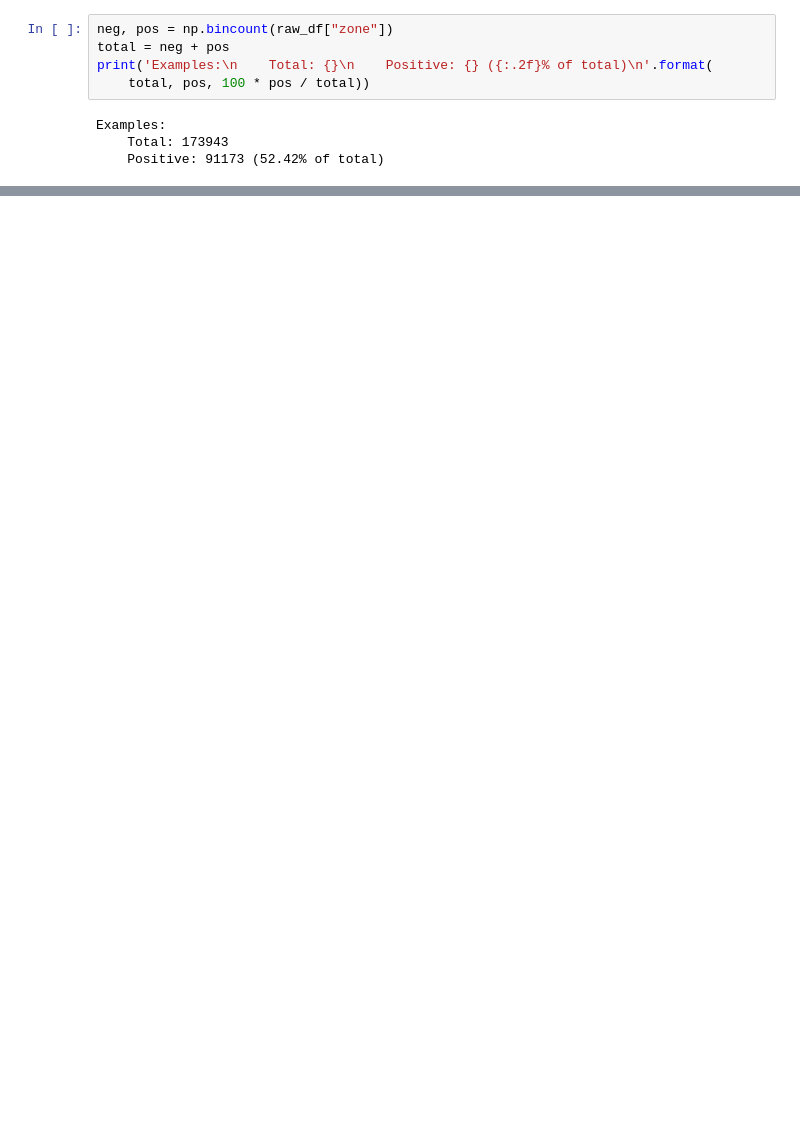
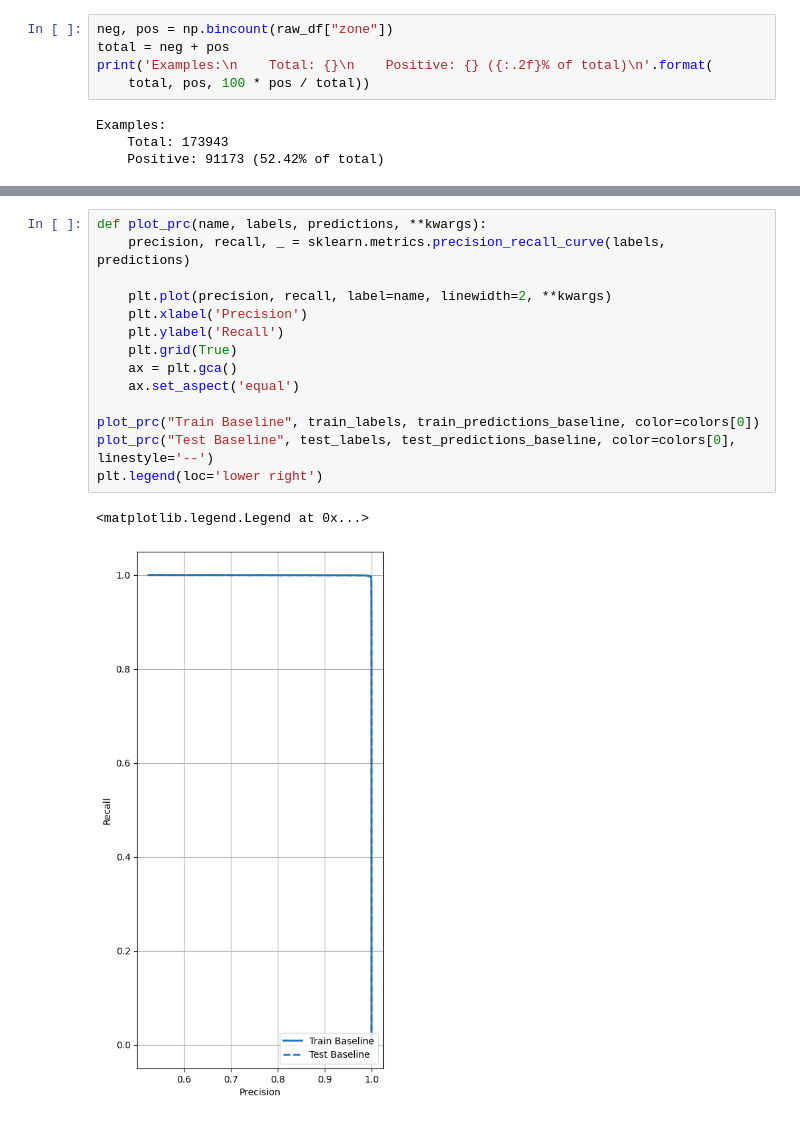
Before and after one commit to SerkanKurd/Paragliding_Flight_Analyses, a Jupyter notebook: deep_learn.ipynb, the cells around one changed output, grey strips where cells are left out. Drawn from its saved outputs; the diff is of its cells as text; blank space fills up the shorter version.

```diff
--- a/deep_learn.ipynb
+++ b/deep_learn.ipynb
@@ -263,0 +388,17 @@ plot_cm(test_labels, test_predictions_baseline)
+# %%
+def plot_prc(name, labels, predictions, **kwargs):
+    precision, recall, _ = sklearn.metrics.precision_recall_curve(labels, predictions)
+
+    plt.plot(precision, recall, label=name, linewidth=2, **kwargs)
+    plt.xlabel('Precision')
+    plt.ylabel('Recall')
+    plt.grid(True)
+    ax = plt.gca()
+    ax.set_aspect('equal')
+
+plot_prc("Train Baseline", train_labels, train_predictions_baseline, color=colors[0])
+plot_prc("Test Baseline", test_labels, test_predictions_baseline, color=colors[0], linestyle='--')
+plt.legend(loc='lower right')
+# %% [output]
+<matplotlib.legend.Legend at 0x...>
+[figure, added]
```
Also changed, not shown: parts of 27 cells of this notebook, 3 other files.
